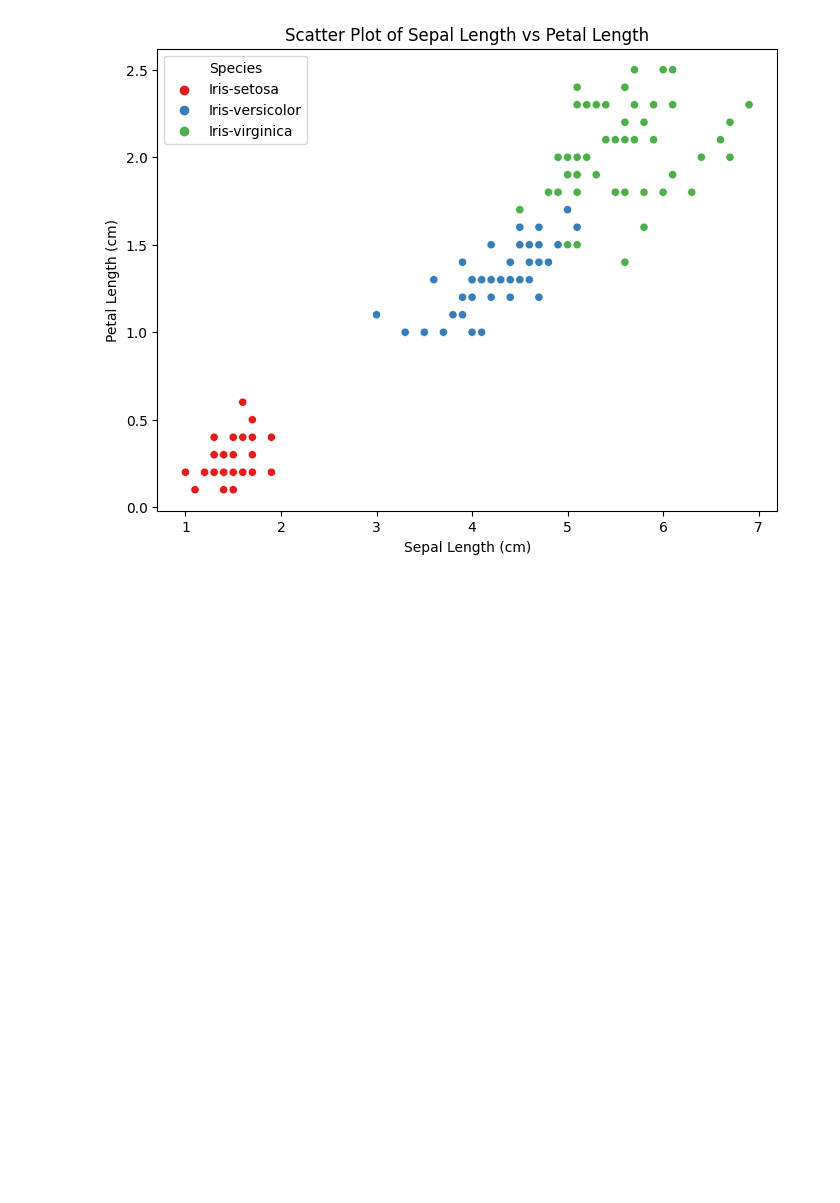
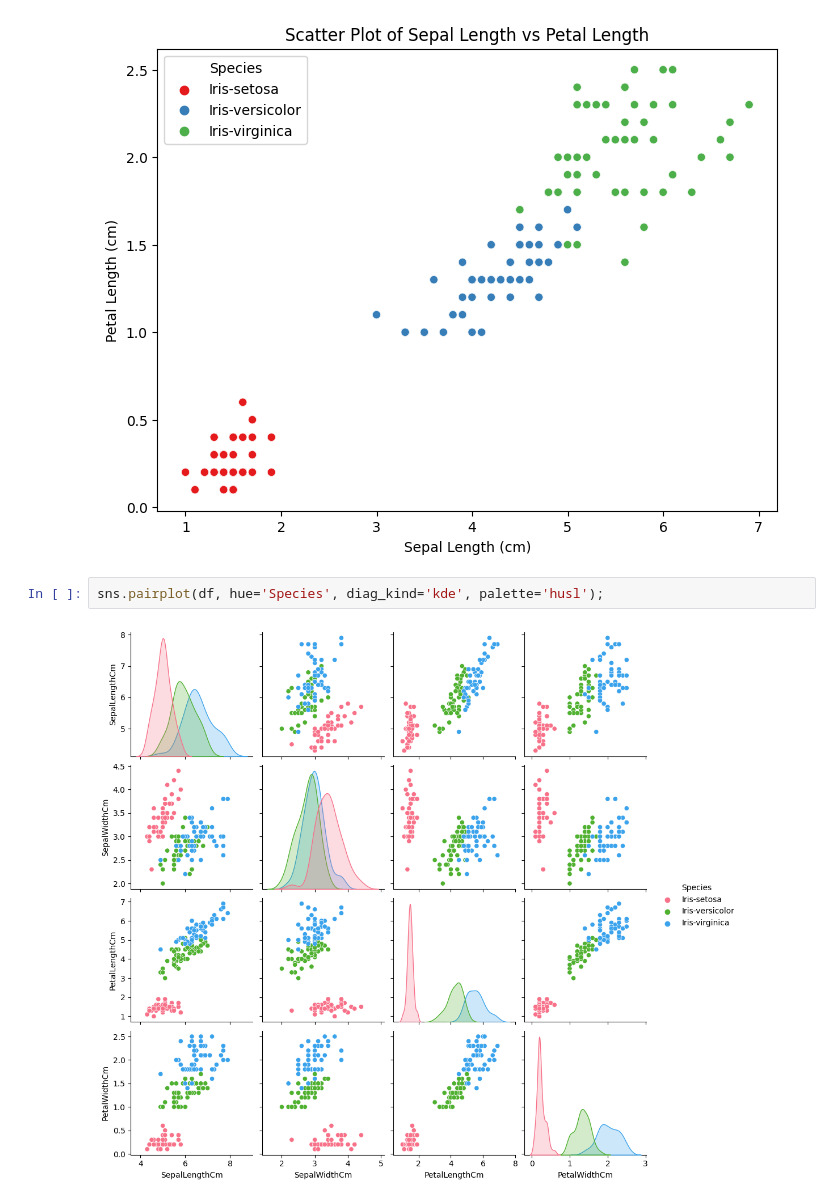
Before and after one commit to Bandr505q/classification, a Jupyter notebook: classfication.ipynb, the cells around one changed output. Cells and saved outputs as stored; diff of their text form; blank space fills up the shorter version.

```diff
--- a/classfication.ipynb
+++ b/classfication.ipynb
@@ -298,3 +345,7 @@ plt.ylabel('Petal Length (cm)')
 plt.show()
 # %% [output]
 [figure]
+# %%
+sns.pairplot(df, hue='Species', diag_kind='kde', palette='husl');
+# %% [output]
+[figure, added]
```
Also changed, not shown: parts of 7 cells of this notebook.
